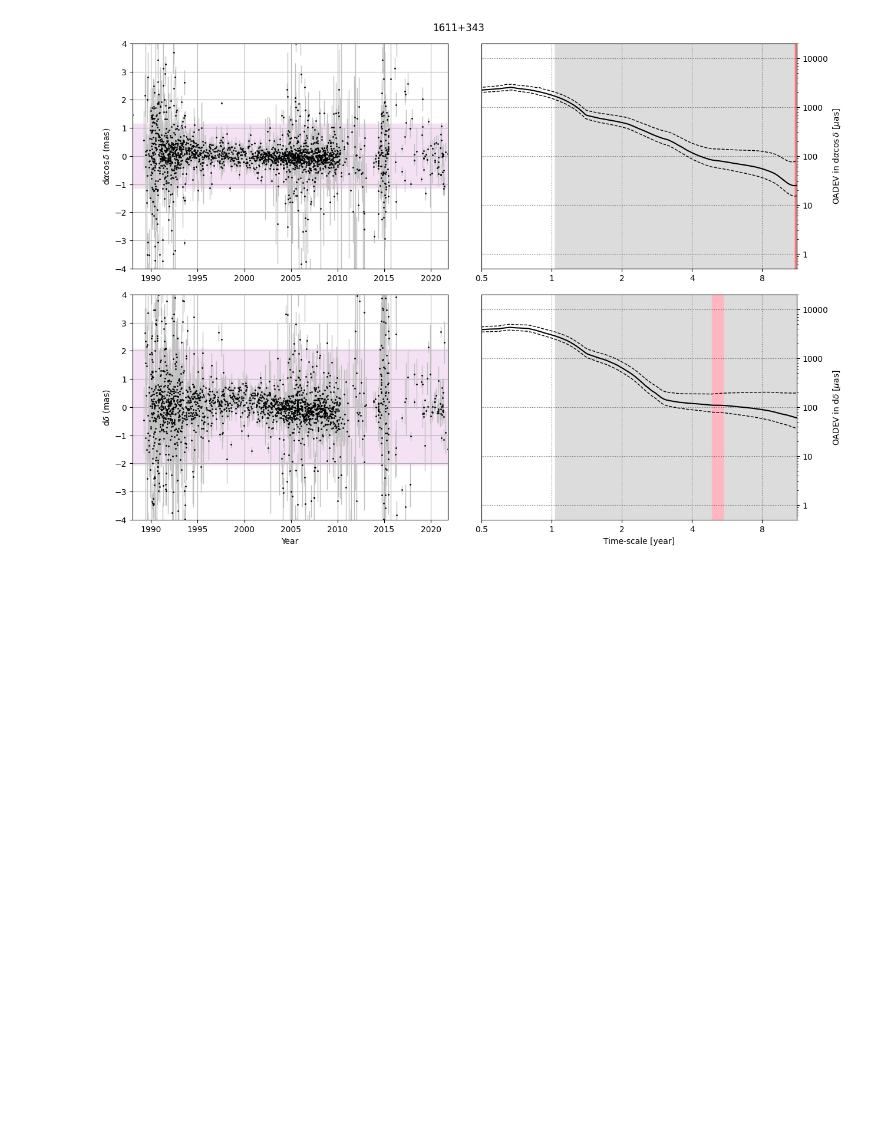
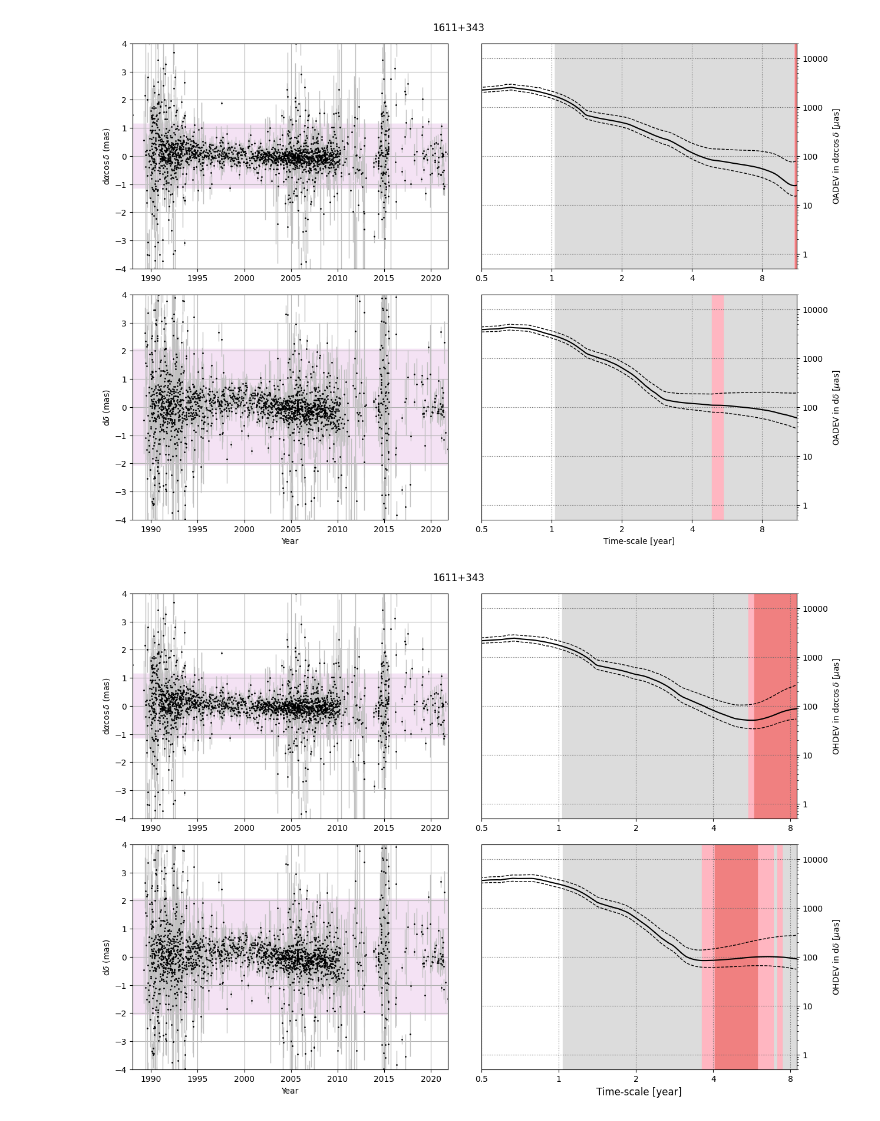
Before and after one commit to verasha/radio-sources, a Jupyter notebook: 20 Samples/1611+343.ipynb, the cells around one changed output. Saved outputs shown, nothing was run; the diff lists cells and outputs as text; code cells hidden in the pictures; blank space fills up the shorter version.

```diff
--- a/20 Samples/1611+343.ipynb
+++ b/20 Samples/1611+343.ipynb
@@ -395,6 +383,86 @@ plt.grid()
 plt.show()
 # %% [output]
 [figure]
+# %%
+fig = plt.figure(figsize=(12,9))
+fig.add_subplot(221)   #top left
+fig.add_subplot(222)   #top right
+fig.add_subplot(223)   #bottom left
+fig.add_subplot(224)   #bottom right
+
+
+fig.suptitle('1611+343')
+
+plt.tight_layout()
+
+plt.subplot(221)
+plt.errorbar(df_ra['BY'], df_ra['RAcosDEC']/1000,yerr=df_ra['Err. R.A. (micas)']/1000, fmt='o', ms=1, mec='black', ecolor='silver', elinewidth=1)
+plt.fill_between(df_ra['BY'], (-radec_std), (radec_std), facecolor='plum', alpha=0.3)
+plt.ylim(-4,4)
+plt.xlim(min(df_ra['BY']),max(df_ra['BY']))
+plt.ylabel(r'd$\alpha \cos \delta$ (mas)')
+plt.grid()
+
+plt.subplot(222)
+# Plot hadamard
+plt.plot(tau_ra_had_year,hadstd_ra,color='black',label='allanstd')
+plt.grid(color='dimgray',linestyle='dotted')
+# Color background according to the slopes / noise type
+plt.fill_between(tau_ra_had_year[1:], 0.1, 10**5, where= (tau_ra_had_year[:-1] > 1) & (slopes_ra_had  < -0.25), color='gainsboro',linewidth=1.0,zorder=1)
+plt.fill_between(tau_ra_had_year[1:], 0.1, 10**5, where= (tau_ra_had_year[:-1] > 1) & (-0.25 <= slopes_ra_had ) & (slopes_ra_had  <= 0.25),color='lightpink',linewidth=1.0,zorder=1)
+plt.fill_between(tau_ra_had_year[1:], 0.1, 10**5, where= (tau_ra_had_year[:-1] > 1) & (slopes_ra_had  > 0.25),color='lightcoral',step='mid',linewidth=1.0,zorder=1)
+# Plot confidence interval
+plt.plot(tau_ra_had_year, ci_ra_had_low,color='black',linestyle='dashed',linewidth=1)
+plt.plot(tau_ra_had_year, ci_ra_had_high,color='black',linestyle='dashed',linewidth=1)
+plt.yscale('log')
+plt.xscale('log',base = 2)
+plt.ylabel(r'OHDEV in d$\alpha \cos \delta$ [$\mu$as]')
+plt.ylim(0.5,2*10**4)
+plt.xlim(0.5,tau_ra_had_year[np.count_nonzero(hadstd_ra)])
+plt.gca().yaxis.set_major_formatter(ticker.FuncFormatter(lambda y, _: '{:g}'.format(y)))
+plt.gca().xaxis.set_major_formatter(ticker.FuncFormatter(lambda y, _: '{:g}'.format(y)))
+plt.gca().yaxis.set_label_position("right")
+plt.gca().yaxis.tick_right()
+
+
+
+
+plt.subplot(224)
+# Plot hadamard std
+plt.plot(tau_dec_had_year,hadstd_dec,color='black',label='allanstd')
+plt.grid(color='dimgray',linestyle='dotted')
+# Color background according to the slopes / noise type
+plt.fill_between(tau_dec_had_year[1:], 0.1, 10**5, (tau_dec_had_year[:-1] > 1) & (slopes_dec_had < 0.25),color='gainsboro',linewidth=1.0,zorder=1)
+plt.fill_between(tau_dec_had_year[1:], 0.1, 10**5, (tau_dec_had_year[:-1] > 1) & (-0.25 <= slopes_dec_had ) & (slopes_dec_had  <= 0.25),color='lightpink',linewidth=1.0)
+plt.fill_between(tau_dec_had_year[1:], 0.1, 10**5, (tau_dec_had_year[:-1] > 1) & (slopes_dec_had > 0.25),color='lightcoral',step='mid',linewidth=1.0)
+# Plot confidence interval
+plt.plot(tau_dec_had_year, ci_dec_had_low,color='black',linestyle='dashed',linewidth=1)
+plt.plot(tau_dec_had_year, ci_dec_had_high,color='black',linestyle='dashed',linewidth=1)
+
+plt.yscale('log')
+plt.xscale('log',base = 2)
+plt.xlabel('Time-scale [year]', fontsize=12)
+plt.ylabel(r'OHDEV in d$\delta$ [$\mu$as]')
+plt.gca().yaxis.set_major_formatter(ticker.FuncFormatter(lambda y, _: '{:g}'.format(y)))
+plt.gca().xaxis.set_major_formatter(ticker.FuncFormatter(lambda y, _: '{:g}'.format(y)))
+plt.ylim(0.5,2*10**4)
+plt.xlim(0.5,tau_dec_had_year[np.count_nonzero(hadstd_dec)])
+plt.gca().yaxis.set_label_position("right")
+plt.gca().yaxis.tick_right()
+
+
+
+plt.subplot(223)
+plt.errorbar(df_dec['BY'], df_dec['Dec. (micas)']/1000, yerr=df_dec['Err. Dec. (micas)']/1000, fmt='o', ms=1, mec='black', ecolor='silver', elinewidth=1)
+plt.fill_between(df_dec['BY'], (-dec_std), (dec_std), facecolor='plum', alpha=0.3)
+plt.ylim(-4,4)
+plt.xlim(min(df_dec['BY']),max(df_dec['BY']))
+plt.xlabel('Year')
+plt.ylabel('d$\delta$ (mas)')
+plt.grid()
+plt.show()
+# %% [output]
+[figure, added]
 # %%
 fig = plt.figure(figsize=(12,9))
 fig.add_subplot(231)
```
Also changed, not shown: parts of 10 cells of this notebook, 6 other files.
